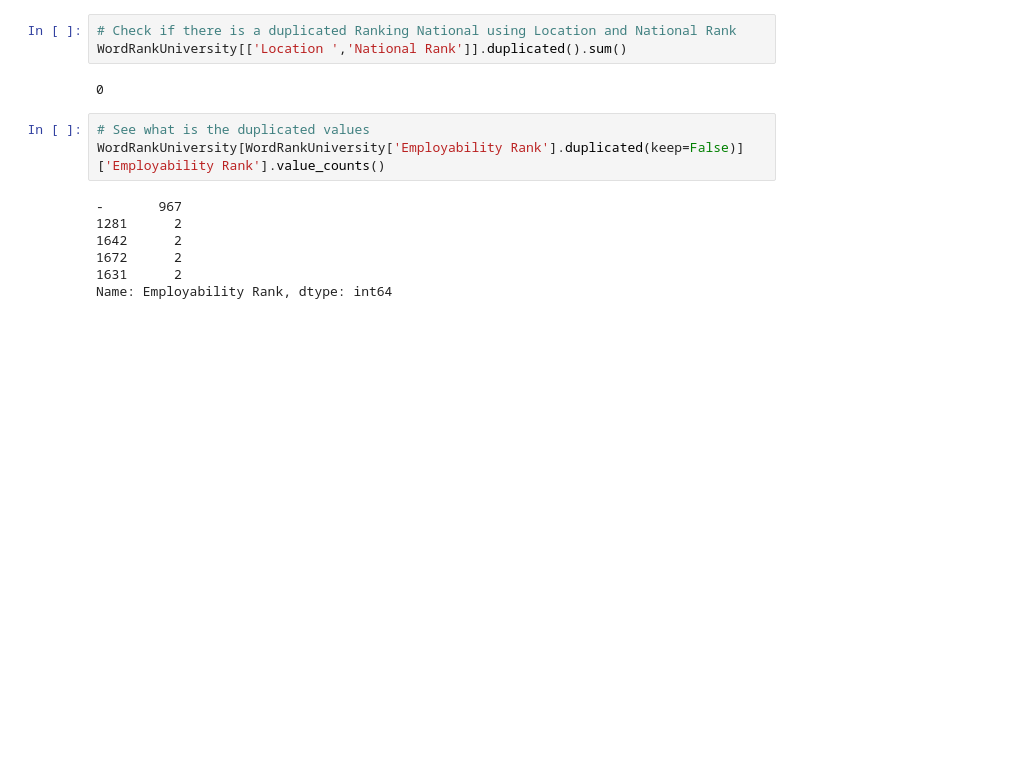
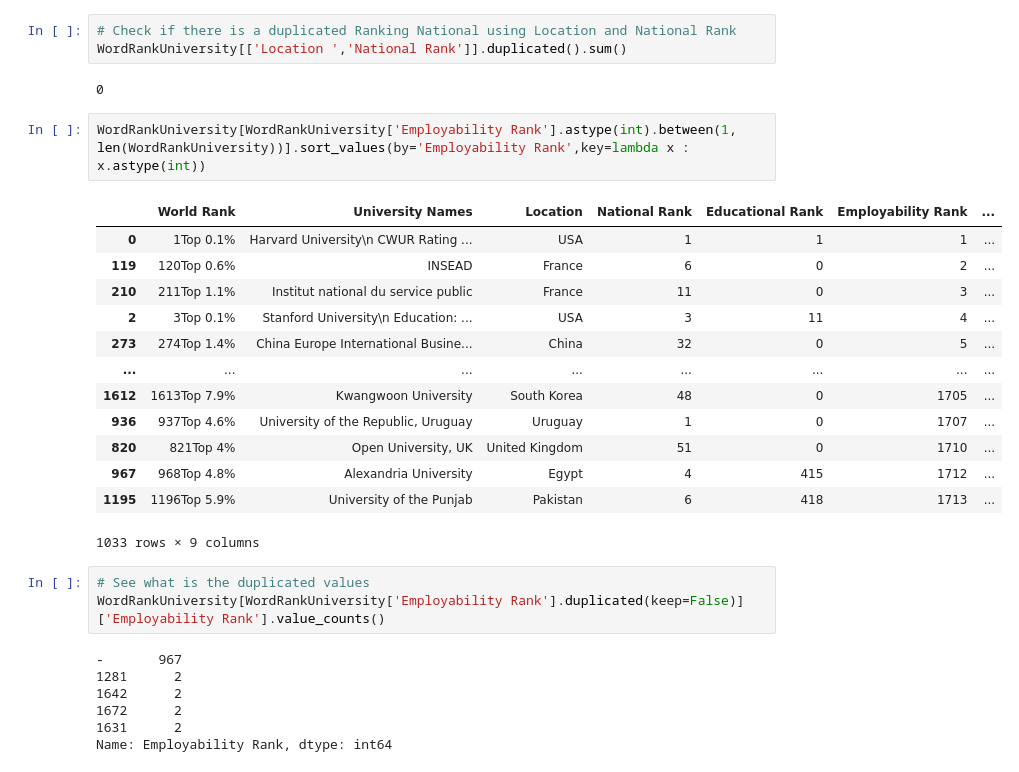
Before and after one commit to ahmadalharbi21/World-University-Ranks, a Jupyter notebook: EDA explain template.ipynb, the cells around one changed output. Drawn from its saved outputs; the diff is of its cells as text; blank space fills up the shorter version.

```diff
--- a/EDA explain template.ipynb
+++ b/EDA explain template.ipynb
@@ -465,6 +504,22 @@ WordRankUniversity['World Rank'].duplicated().sum()
 WordRankUniversity[['Location ','National Rank']].duplicated().sum()
 # %% [output]
 0
+# %%
+WordRankUniversity[WordRankUniversity['Employability Rank'].astype(int).between(1, len(WordRankUniversity))].sort_values(by='Employability Rank',key=lambda x : x.astype(int))
+# %% [output]
+|  | World Rank | University Names | Location | National Rank | Educational Rank | Employability Rank | ... |
+| 0 | 1Top 0.1% | Harvard University\n CWUR Rating ... | USA | 1 | 1 | 1 | ... |
+| 119 | 120Top 0.6% | INSEAD | France | 6 | 0 | 2 | ... |
+| 210 | 211Top 1.1% | Institut national du service public | France | 11 | 0 | 3 | ... |
+| 2 | 3Top 0.1% | Stanford University\n Education: ... | USA | 3 | 11 | 4 | ... |
+| 273 | 274Top 1.4% | China Europe International Busine... | China | 32 | 0 | 5 | ... |
+| ... | ... | ... | ... | ... | ... | ... | ... |
+| 1612 | 1613Top 7.9% | Kwangwoon University | South Korea | 48 | 0 | 1705 | ... |
+| 936 | 937Top 4.6% | University of the Republic, Uruguay | Uruguay | 1 | 0 | 1707 | ... |
+| 820 | 821Top 4% | Open University, UK | United Kingdom | 51 | 0 | 1710 | ... |
+| 967 | 968Top 4.8% | Alexandria University | Egypt | 4 | 415 | 1712 | ... |
+| 1195 | 1196Top 5.9% | University of the Punjab | Pakistan | 6 | 418 | 1713 | ... |
+1033 rows × 9 columns
 # %%
 # See what is the duplicated values
 WordRankUniversity[WordRankUniversity['Employability Rank'].duplicated(keep=False)]['Employability Rank'].value_counts()
```
Also changed, not shown: parts of 45 cells of this notebook.
